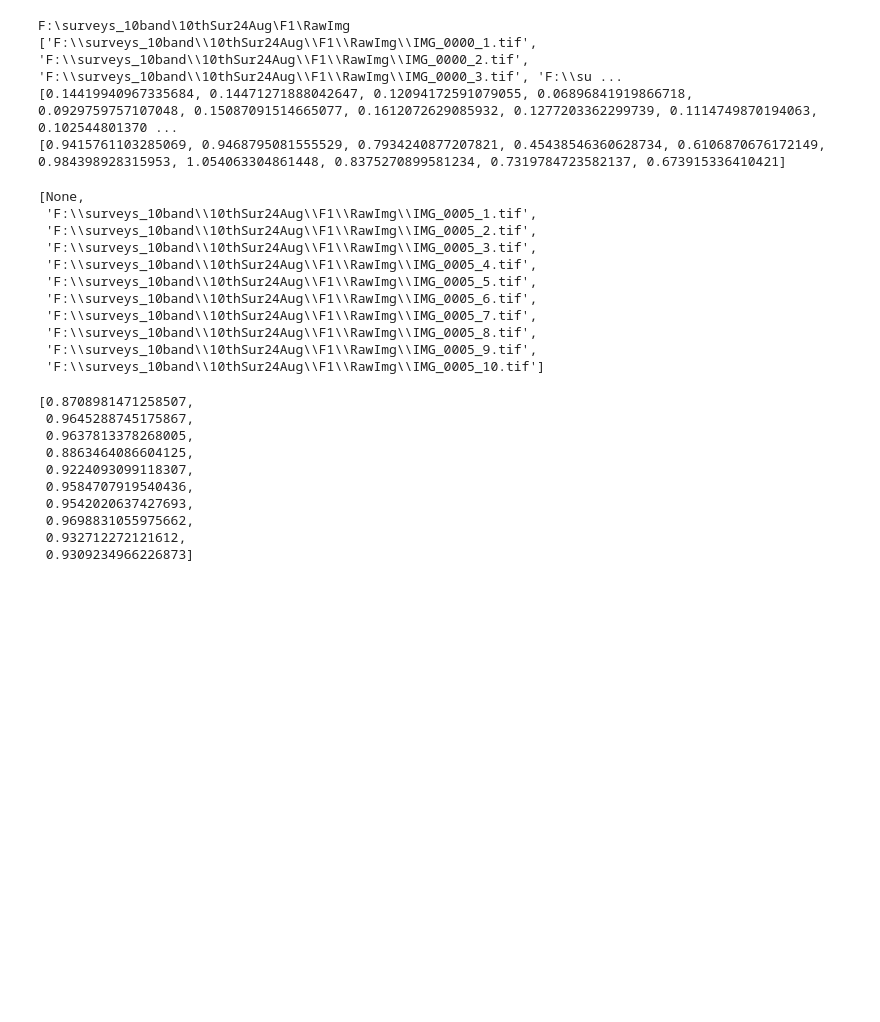
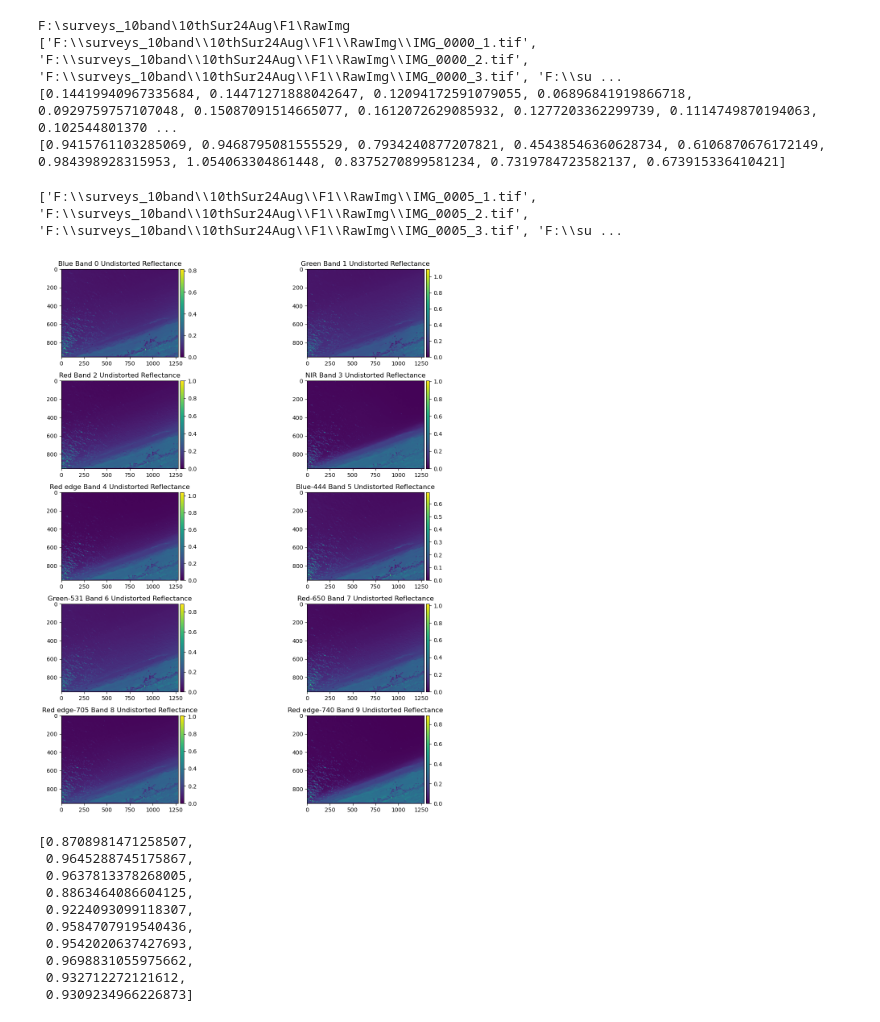
Before and after one commit to pakhuiying/sunglint_correction, a Jupyter notebook: radiometric_correction.ipynb, the cells around one changed output. Cells and saved outputs as stored; diff of their text form; code cells hidden in the pictures; blank space fills up the shorter version.

```diff
--- a/radiometric_correction.ipynb
+++ b/radiometric_correction.ipynb
@@ -139,10 +142,10 @@ panel_fp
 # %% [markdown]
 # Load saved variables
 # %%
-panel_albedo = rcu.load_pickle(r"saved_data\panel_albedo.ob")
-center_wavelengths = rcu.load_pickle(r"saved_data\center_wavelengths_by_band.ob")
-dls_panel_irr = rcu.load_pickle(r"saved_data\dls_panel_irr.ob")
-dls_panel_irr_calibration = rcu.load_pickle(r"saved_data\dls_panel_irr_calibration.ob")
+panel_albedo = mutils.load_pickle(r"saved_data\panel_albedo.ob")
+center_wavelengths = mutils.load_pickle(r"saved_data\center_wavelengths_by_band.ob")
+dls_panel_irr = mutils.load_pickle(r"saved_data\dls_panel_irr.ob")
+dls_panel_irr_calibration = mutils.load_pickle(r"saved_data\dls_panel_irr_calibration.ob")
 print(panel_albedo)
 print(center_wavelengths)
 # %% [output]
@@ -173,10 +176,10 @@ print(dir_fp)
 print(cap_fp)
 cap = capture.Capture.from_filelist(cap_fp)
 panel_radiance = cap.panel_radiance()
-panel_radiance_to_irradiance = lambda radiance,albedo: radiance*np.pi/albedo
-panel_irradiance = [panel_radiance_to_irradiance(radiance,albedo) for radiance, albedo in zip(panel_radiance,panel_albedo)] #panel_radiance*np.pi/panel_albedo
+panel_irradiance = [mutils.panel_radiance_to_irradiance(radiance,albedo) for radiance, albedo in zip(panel_radiance,panel_albedo)] #panel_radiance*np.pi/panel_albedo
 print(panel_radiance)
-print(panel_irradiance)
+print(panel_irradiance) #same result as capture.panel_irradiance()
+# in CorrectionFactor, we need panel_radiance, so we do not need to repeat the whole internal process to compute panel_irradiance again
 # %% [output]
 F:\surveys_10band\10thSur24Aug\F1\RawImg
 ['F:\\surveys_10band\\10thSur24Aug\\F1\\RawImg\\IMG_0000_1.tif', 'F:\\surveys_10band\\10thSur24Aug\\F1\\RawImg\\IMG_0000_2.tif', 'F:\\surveys_10band\\10thSur24Aug\\F1\\RawImg\\IMG_0000_3.tif', 'F:\\su ...
@@ -185,18 +188,9 @@ F:\surveys_10band\10thSur24Aug\F1\RawImg
 # %%
 image_names = glob.glob(os.path.join(dir_fp,'IMG_0005_*.tif'))
 image_names = mutils.order_bands_from_filenames(image_names)
-image_names
-# cap = capture.Capture.from_filelist(image_names)
-# cap.plot_undistorted_reflectance(panel_irradiance)
+print(image_names)
+cap = capture.Capture.from_filelist(image_names)
+cap.plot_undistorted_reflectance(panel_irradiance) #undistorted_reflectance
 # %% [output]
-[None,
- 'F:\\surveys_10band\\10thSur24Aug\\F1\\RawImg\\IMG_0005_1.tif',
- 'F:\\surveys_10band\\10thSur24Aug\\F1\\RawImg\\IMG_0005_2.tif',
- 'F:\\surveys_10band\\10thSur24Aug\\F1\\RawImg\\IMG_0005_3.tif',
- 'F:\\surveys_10band\\10thSur24Aug\\F1\\RawImg\\IMG_0005_4.tif',
- 'F:\\surveys_10band\\10thSur24Aug\\F1\\RawImg\\IMG_0005_5.tif',
- 'F:\\surveys_10band\\10thSur24Aug\\F1\\RawImg\\IMG_0005_6.tif',
- 'F:\\surveys_10band\\10thSur24Aug\\F1\\RawImg\\IMG_0005_7.tif',
- 'F:\\surveys_10band\\10thSur24Aug\\F1\\RawImg\\IMG_0005_8.tif',
- 'F:\\surveys_10band\\10thSur24Aug\\F1\\RawImg\\IMG_0005_9.tif',
- 'F:\\surveys_10band\\10thSur24Aug\\F1\\RawImg\\IMG_0005_10.tif']
+['F:\\surveys_10band\\10thSur24Aug\\F1\\RawImg\\IMG_0005_1.tif', 'F:\\surveys_10band\\10thSur24Aug\\F1\\RawImg\\IMG_0005_2.tif', 'F:\\surveys_10band\\10thSur24Aug\\F1\\RawImg\\IMG_0005_3.tif', 'F:\\su ...
+[figure, added]
```
Also changed, not shown: parts of 7 cells of this notebook, 6 other files.
